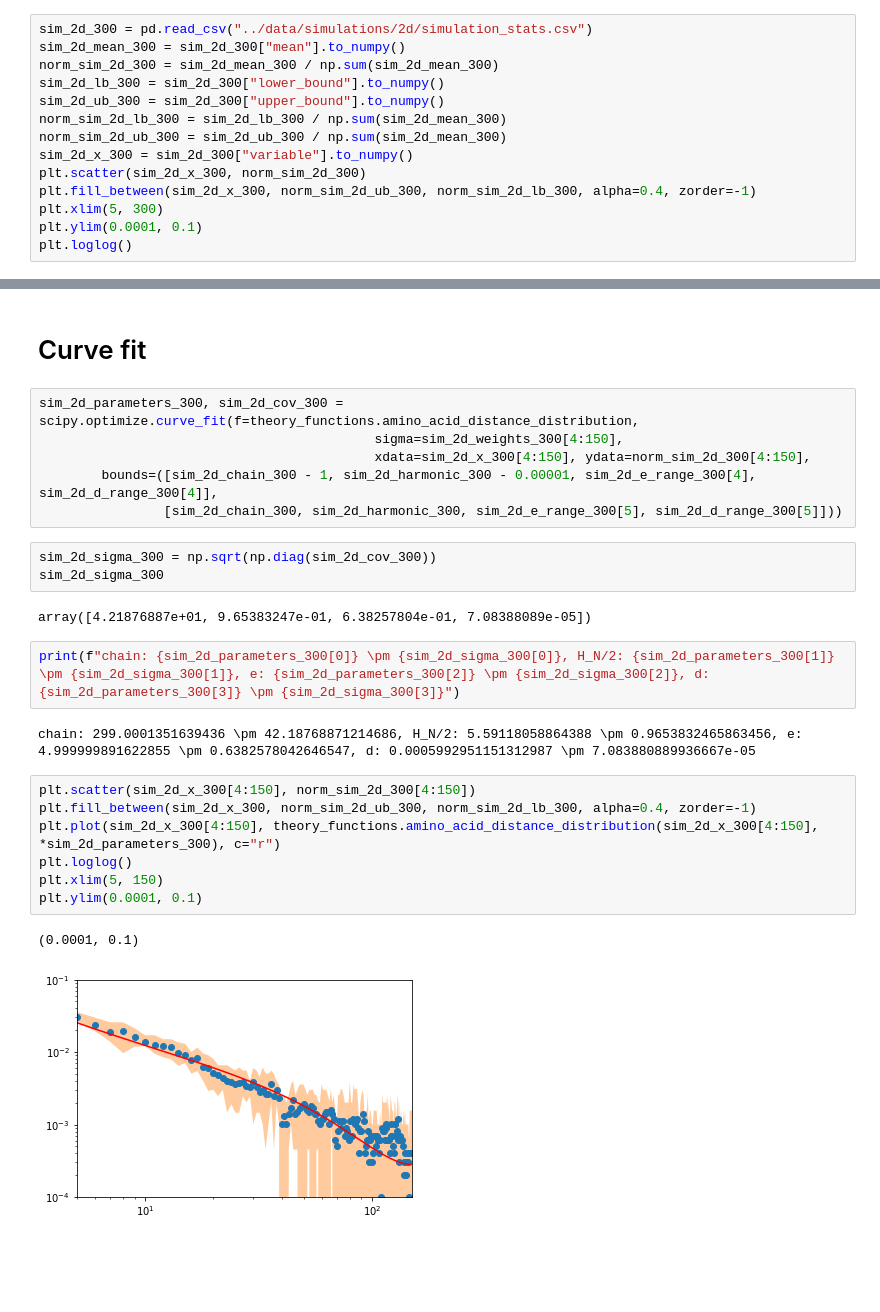
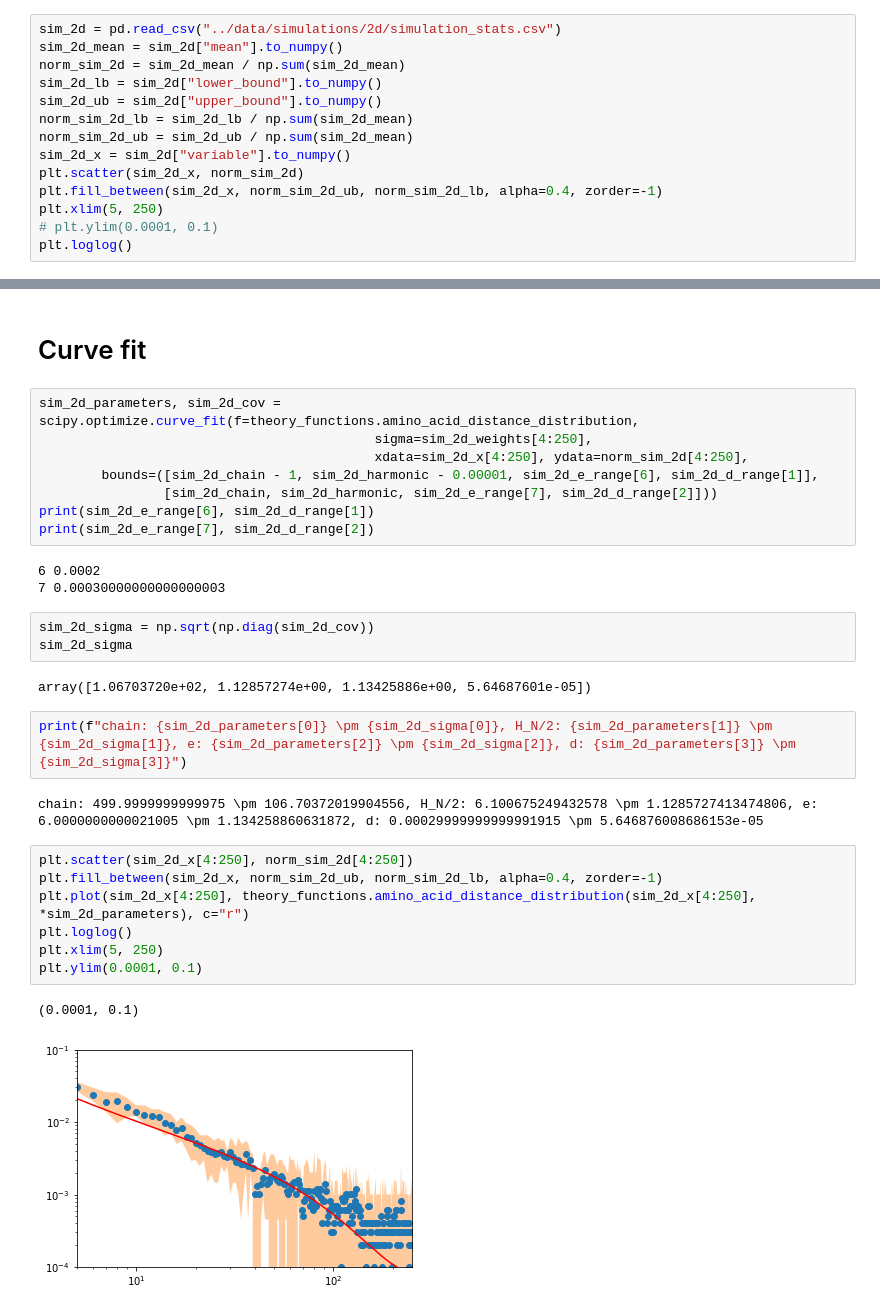
Before and after one commit to meyresearch/amino_acid_distance_distributions, a Jupyter notebook: scripts/fitting.ipynb, the cells around one changed output, grey strips where cells are left out. Cells and saved outputs as stored; diff of their text form; blank space fills up the shorter version.

Commit message:
distance distribution comparisons

```diff
--- a/scripts/fitting.ipynb
+++ b/scripts/fitting.ipynb
@@ -704,16 +709,16 @@ plt.ylim(0.0001, 0.1)
 # %%
-sim_2d_300 = pd.read_csv("../data/simulations/2d/simulation_stats.csv")
-sim_2d_mean_300 = sim_2d_300["mean"].to_numpy()
-norm_sim_2d_300 = sim_2d_mean_300 / np.sum(sim_2d_mean_300)
-sim_2d_lb_300 = sim_2d_300["lower_bound"].to_numpy()
-sim_2d_ub_300 = sim_2d_300["upper_bound"].to_numpy()
-norm_sim_2d_lb_300 = sim_2d_lb_300 / np.sum(sim_2d_mean_300)
-norm_sim_2d_ub_300 = sim_2d_ub_300 / np.sum(sim_2d_mean_300)
-sim_2d_x_300 = sim_2d_300["variable"].to_numpy()
-plt.scatter(sim_2d_x_300, norm_sim_2d_300)
-plt.fill_between(sim_2d_x_300, norm_sim_2d_ub_300, norm_sim_2d_lb_300, alpha=0.4, zorder=-1)
-plt.xlim(5, 300)
-plt.ylim(0.0001, 0.1)
+sim_2d = pd.read_csv("../data/simulations/2d/simulation_stats.csv")
+sim_2d_mean = sim_2d["mean"].to_numpy()
+norm_sim_2d = sim_2d_mean / np.sum(sim_2d_mean)
+sim_2d_lb = sim_2d["lower_bound"].to_numpy()
+sim_2d_ub = sim_2d["upper_bound"].to_numpy()
+norm_sim_2d_lb = sim_2d_lb / np.sum(sim_2d_mean)
+norm_sim_2d_ub = sim_2d_ub / np.sum(sim_2d_mean)
+sim_2d_x = sim_2d["variable"].to_numpy()
+plt.scatter(sim_2d_x, norm_sim_2d)
+plt.fill_between(sim_2d_x, norm_sim_2d_ub, norm_sim_2d_lb, alpha=0.4, zorder=-1)
+plt.xlim(5, 250)
+# plt.ylim(0.0001, 0.1)
 plt.loglog()
 # %% [output]
 []
@@ -737,27 +765,32 @@ plt.loglog()
 # %% [markdown]
 # Curve fit
 # %%
-sim_2d_parameters_300, sim_2d_cov_300 = scipy.optimize.curve_fit(f=theory_functions.amino_acid_distance_distribution,
-                                           sigma=sim_2d_weights_300[4:150],
-                                           xdata=sim_2d_x_300[4:150], ydata=norm_sim_2d_300[4:150],
-        bounds=([sim_2d_chain_300 - 1, sim_2d_harmonic_300 - 0.00001, sim_2d_e_range_300[4], sim_2d_d_range_300[4]],
-                [sim_2d_chain_300, sim_2d_harmonic_300, sim_2d_e_range_300[5], sim_2d_d_range_300[5]]))
+sim_2d_parameters, sim_2d_cov = scipy.optimize.curve_fit(f=theory_functions.amino_acid_distance_distribution,
+                                           sigma=sim_2d_weights[4:250],
+                                           xdata=sim_2d_x[4:250], ydata=norm_sim_2d[4:250],
+        bounds=([sim_2d_chain - 1, sim_2d_harmonic - 0.00001, sim_2d_e_range[6], sim_2d_d_range[1]],
+                [sim_2d_chain, sim_2d_harmonic, sim_2d_e_range[7], sim_2d_d_range[2]]))
+print(sim_2d_e_range[6], sim_2d_d_range[1])
+print(sim_2d_e_range[7], sim_2d_d_range[2])
+# %% [output]
+6 0.0002
+7 0.00030000000000000003
 # %%
-sim_2d_sigma_300 = np.sqrt(np.diag(sim_2d_cov_300))
-sim_2d_sigma_300
+sim_2d_sigma = np.sqrt(np.diag(sim_2d_cov))
+sim_2d_sigma
 # %% [output]
-array([4.21876887e+01, 9.65383247e-01, 6.38257804e-01, 7.08388089e-05])
+array([1.06703720e+02, 1.12857274e+00, 1.13425886e+00, 5.64687601e-05])
 # %%
-print(f"chain: {sim_2d_parameters_300[0]} \pm {sim_2d_sigma_300[0]}, H_N/2: {sim_2d_parameters_300[1]} \pm {sim_2d_sigma_300[1]}, e: {sim_2d_parameters_300[2]} \pm {sim_2d_sigma_300[2]}, d: {sim_2d_parameters_300[3]} \pm {sim_2d_sigma_300[3]}")
+print(f"chain: {sim_2d_parameters[0]} \pm {sim_2d_sigma[0]}, H_N/2: {sim_2d_parameters[1]} \pm {sim_2d_sigma[1]}, e: {sim_2d_parameters[2]} \pm {sim_2d_sigma[2]}, d: {sim_2d_parameters[3]} \pm {sim_2d_sigma[3]}")
 # %% [output]
-chain: 299.0001351639436 \pm 42.18768871214686, H_N/2: 5.59118058864388 \pm 0.9653832465863456, e: 4.999999891622855 \pm 0.6382578042646547, d: 0.0005992951151312987 \pm 7.083880889936667e-05
+chain: 499.9999999999975 \pm 106.70372019904556, H_N/2: 6.100675249432578 \pm 1.1285727413474806, e: 6.0000000000021005 \pm 1.134258860631872, d: 0.00029999999999991915 \pm 5.646876008686153e-05
 # %%
-plt.scatter(sim_2d_x_300[4:150], norm_sim_2d_300[4:150])
-plt.fill_between(sim_2d_x_300, norm_sim_2d_ub_300, norm_sim_2d_lb_300, alpha=0.4, zorder=-1)
-plt.plot(sim_2d_x_300[4:150], theory_functions.amino_acid_distance_distribution(sim_2d_x_300[4:150], *sim_2d_parameters_300), c="r")
+plt.scatter(sim_2d_x[4:250], norm_sim_2d[4:250])
+plt.fill_between(sim_2d_x, norm_sim_2d_ub, norm_sim_2d_lb, alpha=0.4, zorder=-1)
+plt.plot(sim_2d_x[4:250], theory_functions.amino_acid_distance_distribution(sim_2d_x[4:250], *sim_2d_parameters), c="r")
 plt.loglog()
-plt.xlim(5, 150)
+plt.xlim(5, 250)
 plt.ylim(0.0001, 0.1)
 # %% [output]
 (0.0001, 0.1)
-[figure, old version]
+[figure, new version]
```
Also changed, not shown: parts of 16 cells of this notebook, 8 other files.
